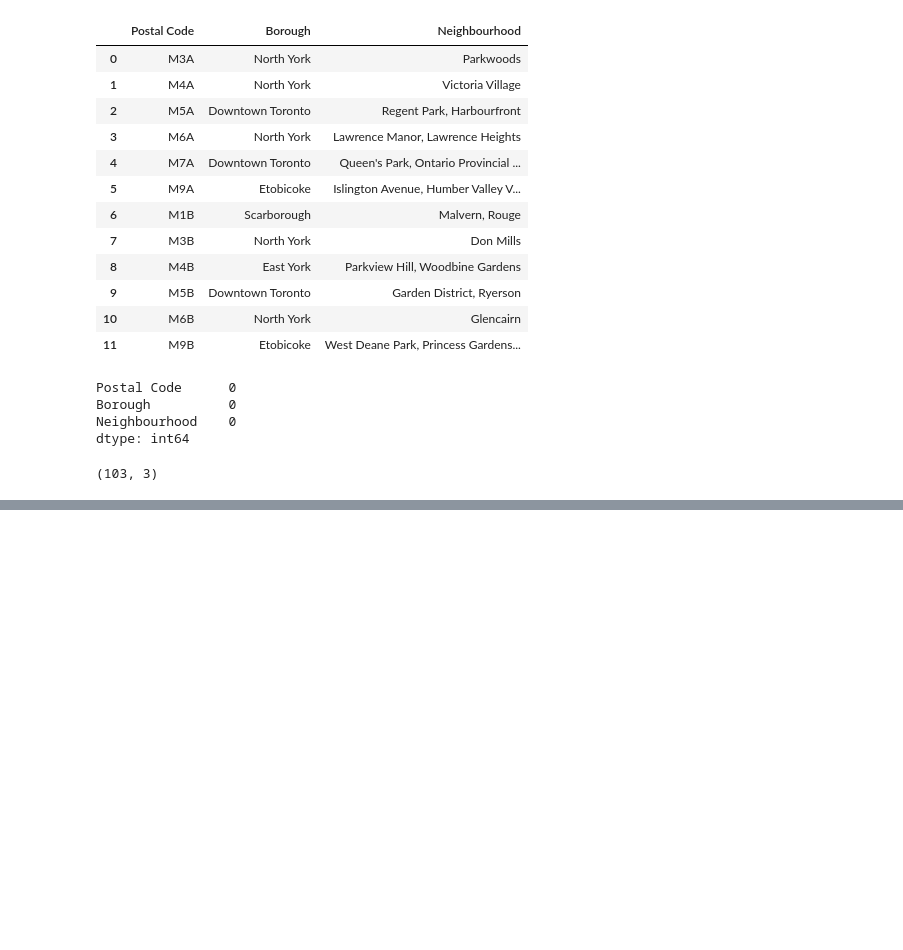
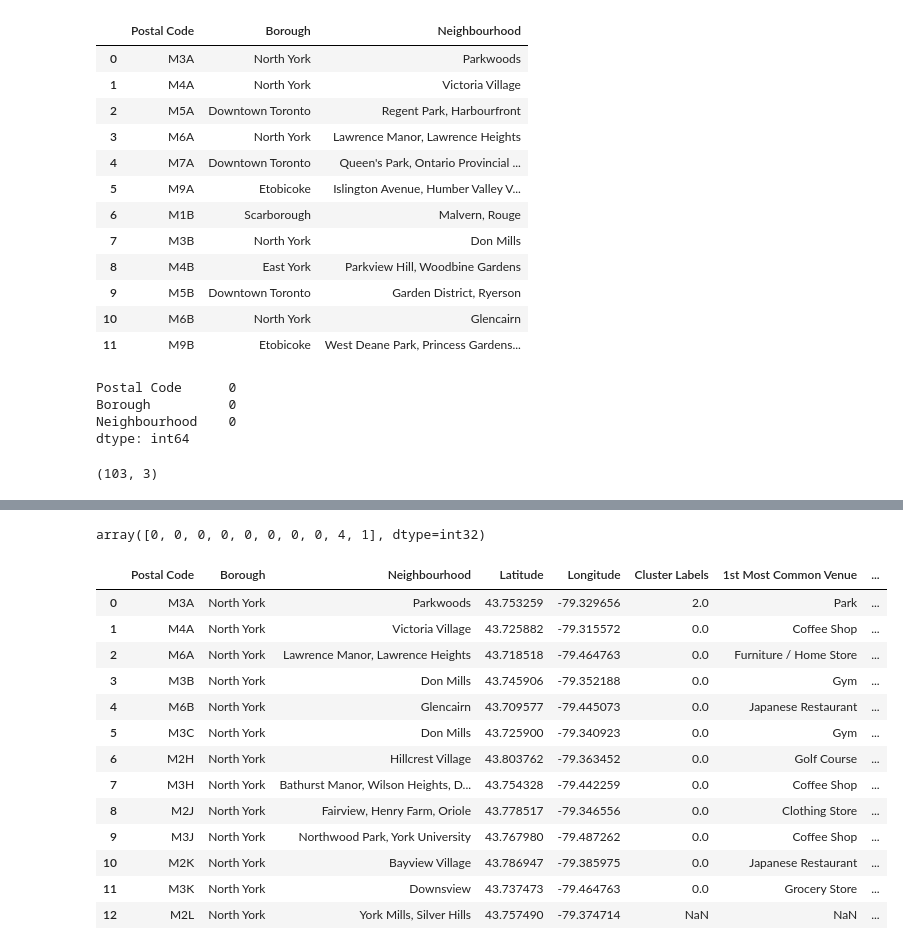
Before and after one commit to ssaurabh5/Coursera_Capstone_IBM_Data_Science_Project, a Jupyter notebook: Segmenting_and_Clustering_Neighborhoods_in_Toronto.ipynb, the cells around one changed output, grey strips where cells are left out. Drawn from its saved outputs; the diff is of its cells as text; code cells hidden in the pictures; blank space fills up the shorter version.

```diff
--- a/Segmenting_and_Clustering_Neighborhoods_in_Toronto.ipynb
+++ b/Segmenting_and_Clustering_Neighborhoods_in_Toronto.ipynb
@@ -65,0 +449,21 @@ df2.shape
+# %%
+num_top_venues = 10
+
+indicators = ['st', 'nd', 'rd']
+
+# create columns according to number of top venues
+columns = ['Neighborhood']
+for ind in np.arange(num_top_venues):
+    try:
+        columns.append('{}{} Most Common Venue'.format(ind+1, indicators[ind]))
+    except:
+        columns.append('{}th Most Common Venue'.format(ind+1))
+
+# create a new dataframe
+neighborhoods_venues_sorted = pd.DataFrame(columns=columns)
+neighborhoods_venues_sorted['Neighborhood'] = northyork_grouped['Neighborhood']
+
+for ind in np.arange(northyork_grouped.shape[0]):
+    neighborhoods_venues_sorted.iloc[ind, 1:] = return_most_common_venues(northyork_grouped.iloc[ind, :], num_top_venues)
+
+neighborhoods_venues_sorted.head(13)
@@ -65,0 +485,40 @@ df2.shape
+# %%
+# set number of clusters
+kclusters = 5
+
+northyork_grouped_clustering = northyork_grouped.drop('Neighborhood', 1)
+
+# run k-means clustering
+kmeans = KMeans(n_clusters=kclusters, random_state=0).fit(northyork_grouped_clustering)
+
+# check cluster labels generated for each row in the dataframe
+kmeans.labels_[:10]
+# %% [output]
+array([0, 0, 0, 0, 0, 0, 0, 0, 4, 1], dtype=int32)
+# %%
+neighborhoods_venues_sorted.drop('Cluster Labels',axis=1,inplace=True)
+# %%
+# add clustering labels
+neighborhoods_venues_sorted.insert(0, 'Cluster Labels', kmeans.labels_)
+
+northyork_merged = northyork_data
+
+# merge toronto_grouped with toronto_data to add latitude/longitude for each neighborhood
+northyork_merged = northyork_merged.join(neighborhoods_venues_sorted.set_index('Neighborhood'), on='Neighbourhood')
+
+northyork_merged.head(13) # check the last columns!
+# %% [output]
+|  | Postal Code | Borough | Neighbourhood | Latitude | Longitude | Cluster Labels | 1st Most Common Venue | ... |
+| 0 | M3A | North York | Parkwoods | 43.753259 | -79.329656 | 2.0 | Park | ... |
+| 1 | M4A | North York | Victoria Village | 43.725882 | -79.315572 | 0.0 | Coffee Shop | ... |
+| 2 | M6A | North York | Lawrence Manor, Lawrence Heights | 43.718518 | -79.464763 | 0.0 | Furniture / Home Store | ... |
+| 3 | M3B | North York | Don Mills | 43.745906 | -79.352188 | 0.0 | Gym | ... |
+| 4 | M6B | North York | Glencairn | 43.709577 | -79.445073 | 0.0 | Japanese Restaurant | ... |
+| 5 | M3C | North York | Don Mills | 43.725900 | -79.340923 | 0.0 | Gym | ... |
+| 6 | M2H | North York | Hillcrest Village | 43.803762 | -79.363452 | 0.0 | Golf Course | ... |
+| 7 | M3H | North York | Bathurst Manor, Wilson Heights, D... | 43.754328 | -79.442259 | 0.0 | Coffee Shop | ... |
+| 8 | M2J | North York | Fairview, Henry Farm, Oriole | 43.778517 | -79.346556 | 0.0 | Clothing Store | ... |
+| 9 | M3J | North York | Northwood Park, York University | 43.767980 | -79.487262 | 0.0 | Coffee Shop | ... |
+| 10 | M2K | North York | Bayview Village | 43.786947 | -79.385975 | 0.0 | Japanese Restaurant | ... |
+| 11 | M3K | North York | Downsview | 43.737473 | -79.464763 | 0.0 | Grocery Store | ... |
+| 12 | M2L | North York | York Mills, Silver Hills | 43.757490 | -79.374714 | NaN | NaN | ... |
```
Also changed, not shown: parts of 38 cells of this notebook.
